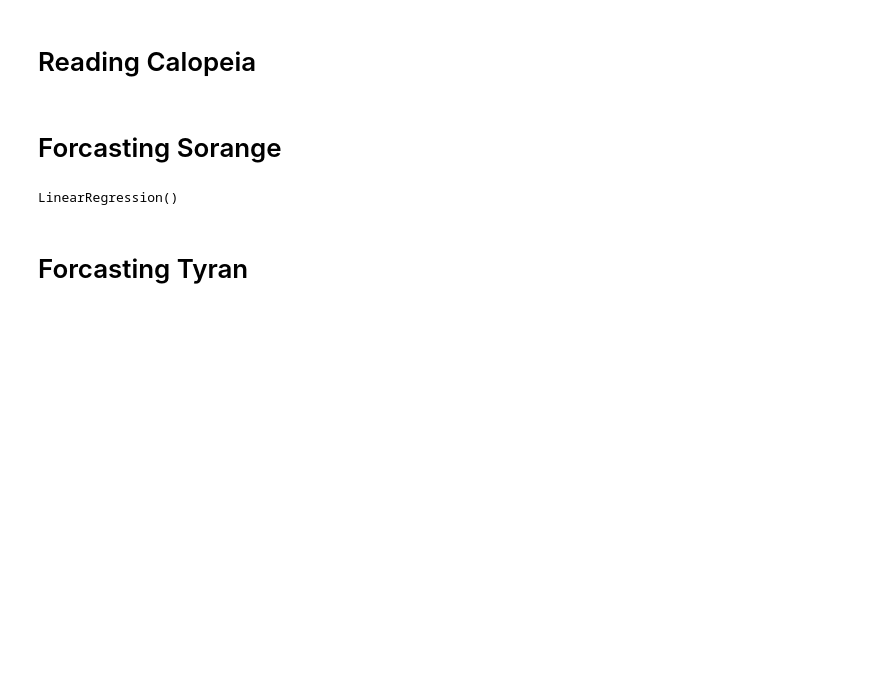
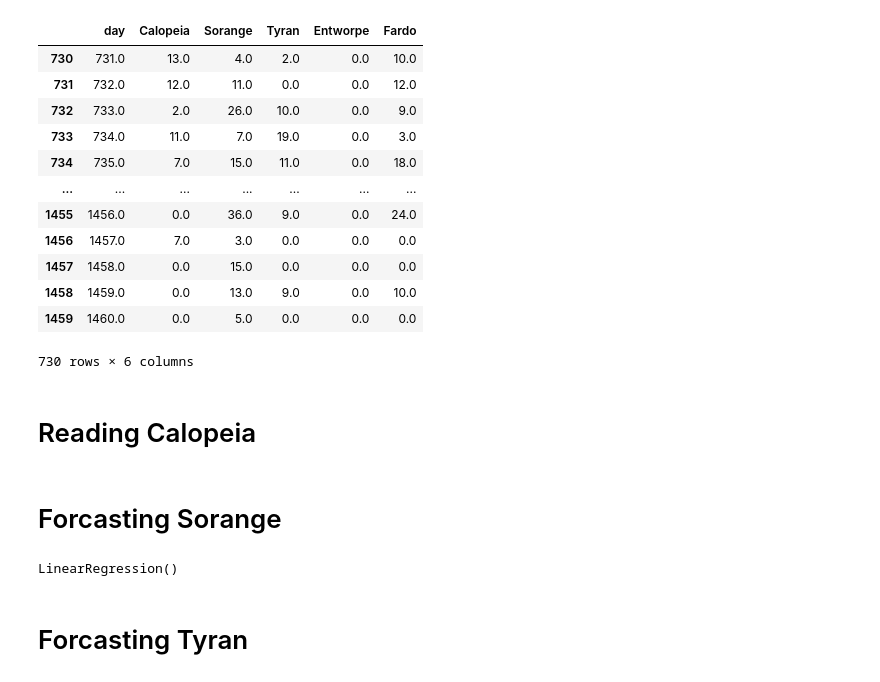
Before and after one commit to Lanottez/IC_BA_2020, a Jupyter notebook: 4th Term/Logistics & Supply Chain Analytics/Group Project/Dataset-Second Run/Demand Forcast.ipynb, the cells around one changed output. Saved outputs shown, nothing was run; the diff lists cells and outputs as text; code cells hidden in the pictures; blank space fills up the shorter version.

```diff
--- a/4th Term/Logistics & Supply Chain Analytics/Group Project/Dataset-Second Run/Demand Forcast.ipynb
+++ b/4th Term/Logistics & Supply Chain Analytics/Group Project/Dataset-Second Run/Demand Forcast.ipynb
@@ -6,4 +6,23 @@ import statistics
 import random
 from numpy import random as rd
 from sklearn.linear_model import LinearRegression
+# %%
+Final_Demand = pd.read_csv('Final Demand.csv')
+Final_Demand = Final_Demand[Final_Demand['day']>730]
+# %%
+Final_Demand
+# %% [output]
+|  | day | Calopeia | Sorange | Tyran | Entworpe | Fardo |
+| 730 | 731.0 | 13.0 | 4.0 | 2.0 | 0.0 | 10.0 |
+| 731 | 732.0 | 12.0 | 11.0 | 0.0 | 0.0 | 12.0 |
+| 732 | 733.0 | 2.0 | 26.0 | 10.0 | 0.0 | 9.0 |
+| 733 | 734.0 | 11.0 | 7.0 | 19.0 | 0.0 | 3.0 |
+| 734 | 735.0 | 7.0 | 15.0 | 11.0 | 0.0 | 18.0 |
+| ... | ... | ... | ... | ... | ... | ... |
+| 1455 | 1456.0 | 0.0 | 36.0 | 9.0 | 0.0 | 24.0 |
+| 1456 | 1457.0 | 7.0 | 3.0 | 0.0 | 0.0 | 0.0 |
+| 1457 | 1458.0 | 0.0 | 15.0 | 0.0 | 0.0 | 0.0 |
+| 1458 | 1459.0 | 0.0 | 13.0 | 9.0 | 0.0 | 10.0 |
+| 1459 | 1460.0 | 0.0 | 5.0 | 0.0 | 0.0 | 0.0 |
+730 rows × 6 columns
 # %%
```
Also changed, not shown: parts of 15 cells of this notebook, 34 other files.
